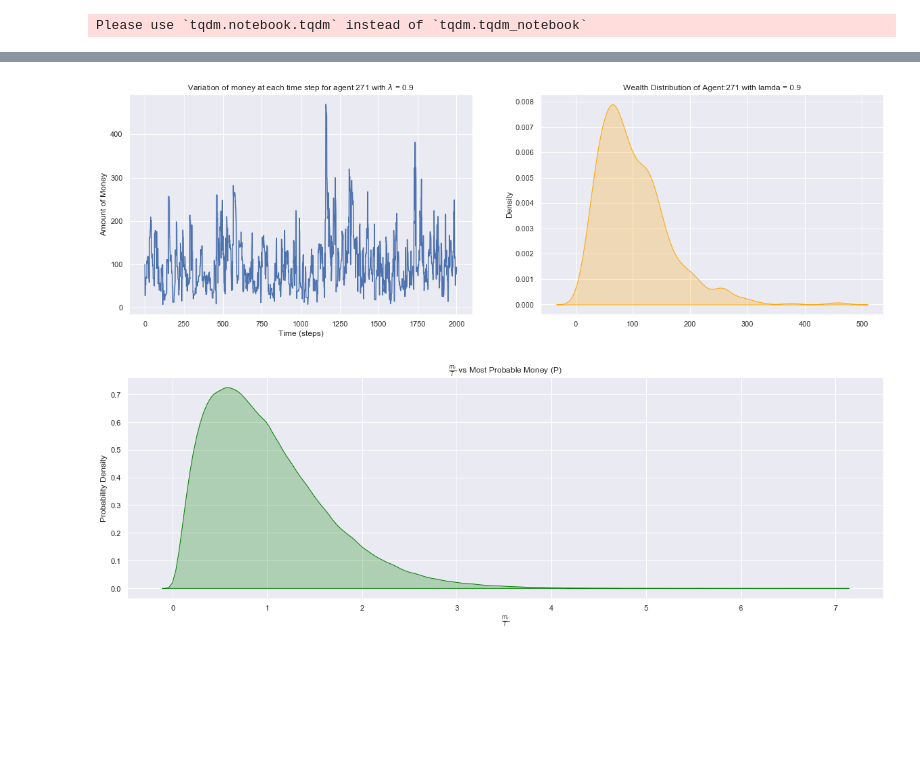
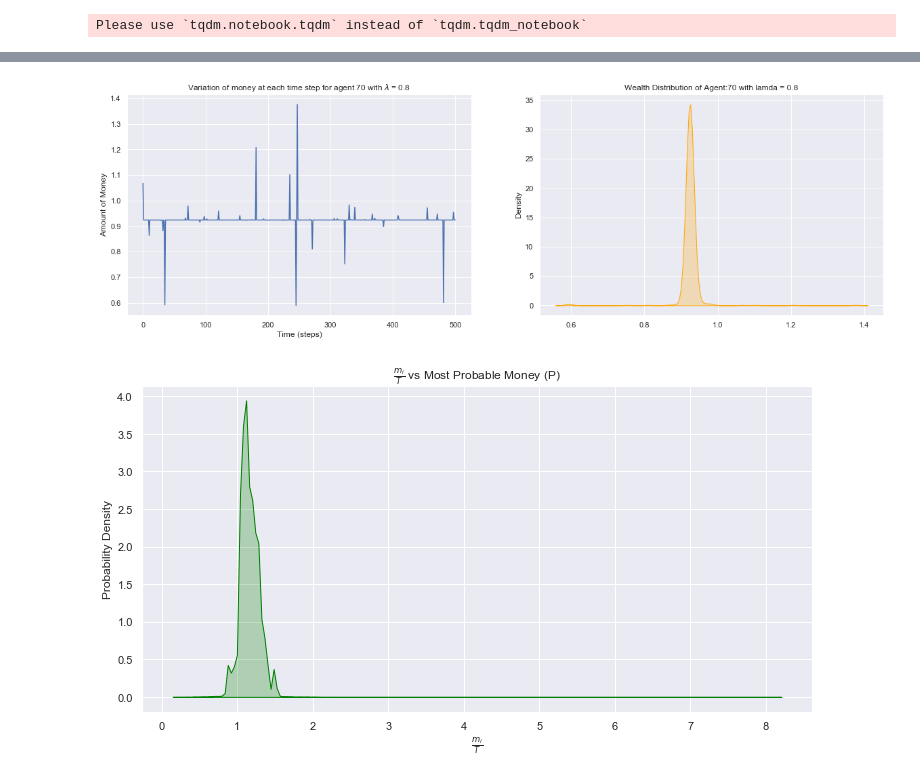
Before and after one commit to namithatresajoppan/GraduationResearchProject, a Jupyter notebook: Heterogenous Agents/AlbertBarabasi.ipynb, the cells around one changed output, grey strips where cells are left out. Saved outputs shown, nothing was run; the diff lists cells and outputs as text; code cells hidden in the pictures; blank space fills up the shorter version.

Commit message:
Updated code with each agent choosing technology at every time step

```diff
--- a/Heterogenous Agents/AlbertBarabasi.ipynb
+++ b/Heterogenous Agents/AlbertBarabasi.ipynb
@@ -27,6 +23,16 @@ def Edge_Weight(node1,node2, b, alpha):
         except OverflowError:
              weight = float('inf')
         return 1/weight
+# %%
+#0<gamma_L<gamma_H<1
+gamma_L = 0.3
+gamma_H = 0.45
+fixed_cost = 0.45
+alpha = np.random.normal(loc = 1.08, scale = 0.074, size = 100)
+money = np.random.uniform(low = 0.1, high = 10, size = 100)
+
+#alpha.sort()
+#money.sort()
 # %%
 class MoneyAgent(Agent):
 
@@ -108,13 +132,13 @@ class MoneyAgent(Agent):
 class BoltzmannWealthModelNetwork(Model):
     """A model with some number of agents."""
 
-    def __init__(self,b, alpha,T=100,N=500,): #N- number of agents
+    def __init__(self,b, a,N=500,): #N- number of agents
 
         self.N = N
-        self.T = T
         self.b =b
-        self.alpha = alpha
+        self.a = a
         self.agents = []
+        self.mean = 0
         self.G = nx.barabasi_albert_graph(n=N, m = 1)
         nx.set_edge_attributes(self.G, 1, 'weight') #setting all initial edges with a weight of 1
         #print(nx.get_edge_attributes(self.G,'weight'))
@@ -122,11 +146,10 @@ class BoltzmannWealthModelNetwork(Model):
         self.nodes = np.linspace(0,N-1,N, dtype = 'int') #to keep track of the N nodes
 
         self.schedule = RandomActivation(self)
-        self.datacollector = DataCollector(model_reporters = { 'beta': 'b', 'alpha': 'alpha'},agent_reporters={"mi":'m','lamda':'lamda' })
-
+        self.datacollector = DataCollector(model_reporters = {'mean' : 'mean','beta': 'b', 'a': 'a'},agent_reporters={"mi":'m','lamda':'lamda','alpha':'alpha','threshold':'micro' })
         for i, node in enumerate(self.G.nodes()):
-            a = MoneyAgent(i, self)
-            self.schedule.add(a)
+            agent_i = MoneyAgent(i, self)
+            self.schedule.add(agent_i)
 
         self.running = True
         self.datacollector.collect(self)
@@ -144,7 +167,7 @@ class BoltzmannWealthModelNetwork(Model):
                 node1_a = agent
             if(agent.unique_id == node2):
                 node2_a = agent
-        self.G.add_edge(node1,node2,weight = Edge_Weight(node1_a,node2_a, self.b, self.alpha))
+        self.G.add_edge(node1,node2,weight = Edge_Weight(node1_a,node2_a, self.b, self.a))
 
     def step(self):
         self.schedule.step()
@@ -155,19 +178,20 @@ class BoltzmannWealthModelNetwork(Model):
         for i in tqdm(range(n)):
             self.step()
             self.Global_Attachment()
+            agent_data = self.datacollector.get_agent_vars_dataframe()
+            self.mean = agent_data['mi'].mean()
             #here, find mean and variance and save it as model parameters
 # %%
-N = 500
-T = 100
-steps = 2000
-b = 30
-alpha = 1
-model = BoltzmannWealthModelNetwork(b, alpha,T,N)
+N = 100
+steps = 500
+b = 35
+a = 0.69
+model = BoltzmannWealthModelNetwork(b, a,N)
 model.run_model(steps)
 model_df = model.datacollector.get_model_vars_dataframe()
 agent_df = model.datacollector.get_agent_vars_dataframe()
 agent_df.reset_index(level=1, inplace = True)
-agent_df['mt'] = agent_df.mi/T
+#agent_df['mt'] = agent_df.mi/T
 #del agents
 # %% [output]
 Please use `tqdm.notebook.tqdm` instead of `tqdm.tqdm_notebook`
@@ -174,5 +215,5 @@ Please use `tqdm.notebook.tqdm` instead of `tqdm.tqdm_notebook`
 # %%
-file = "AlbertBarabasi\Steps{}b_is_{}_w_is_RANDOM_alpha_{}".format(steps,b,alpha)
+file = "AlbertBarabasi\HumanCapital_Data\Steps{}b_is_{}_FixedCost_0.45_a_{}_New".format(steps,b,a)
 os.makedirs(file)
 # %%
 #saving files
@@ -196,5 +237,5 @@ data['mi'].max()
 # %%
-agent = random.randint(0,499)
+agent = random.randint(0,99)
 time = (data.loc[data['AgentID']==agent, 'Step'].reset_index(drop = True)).to_numpy()
 money = (data.loc[data['AgentID']==agent, 'mi'].reset_index(drop = True)).to_numpy()
 lamda = data.loc[data['AgentID'] == agent, 'lamda'].reset_index(drop = True)[0]
@@ -209,12 +250,13 @@ sns.kdeplot(money, fill =True, color = 'orange', ax = ax2)
 ax2.set_title("Wealth Distribution of Agent:{} with lamda = {}".format(agent, lamda))
 plt.savefig(file + "\WealthDist_agent{}".format(agent))
 # %% [output]
-[figure, old version]
+[figure, new version]
 # %%
-sns.kdeplot(data.mt, fill = True, color = 'green')
+sns.set(rc={'figure.figsize':(12,6)})
+sns.kdeplot(data.mi, fill = True, color = 'green')
 plt.xlabel("$\\frac{m_i}{T}$")
 plt.ylabel("Probability Density")
 plt.title("$\\frac{m_i}{T}$ vs Most Probable Money (P)")
 plt.savefig(file + "\kdeplot_homophily");
 # %% [output]
-[figure, old version]
+[figure, new version]
```
Also changed, not shown: parts of 9 cells of this notebook.
